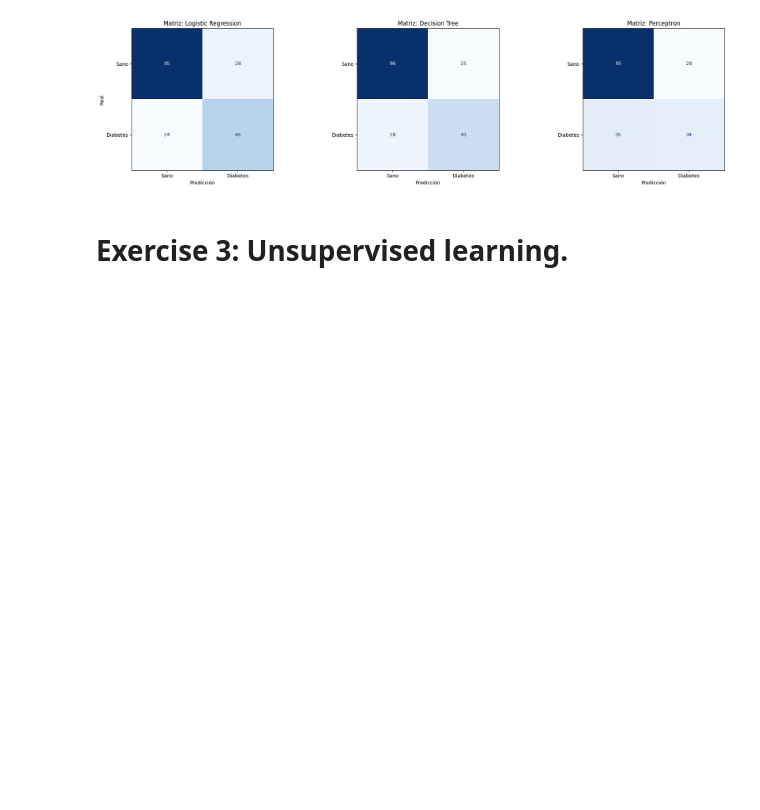
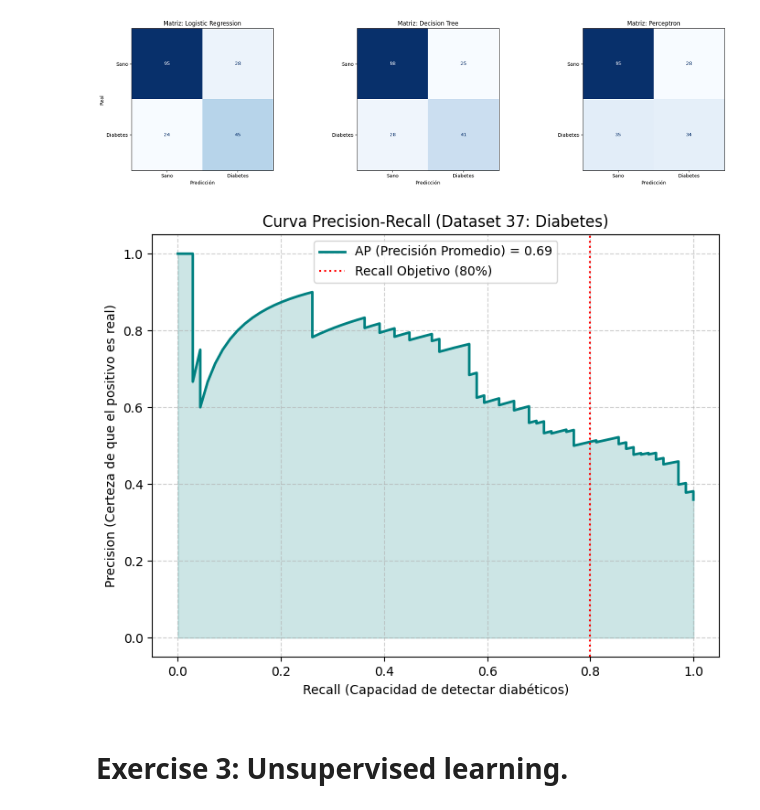
Before and after one commit to Jero2110/Advanced-ML---Phase-2, a Jupyter notebook: 02. Analysis/G01_Jeronimo_Ramos_Phase2.ipynb, the cells around one changed output. Drawn from its saved outputs; the diff is of its cells as text; code cells hidden in the pictures; blank space fills up the shorter version.

```diff
--- a/02. Analysis/G01_Jeronimo_Ramos_Phase2.ipynb
+++ b/02. Analysis/G01_Jeronimo_Ramos_Phase2.ipynb
@@ -427,6 +427,43 @@ plt.tight_layout()
 plt.show()
 # %% [output]
 [figure]
+# %%
+from sklearn.metrics import precision_recall_curve, average_precision_score
+import matplotlib.pyplot as plt
+
+# 1. Obtener las probabilidades del modelo de Regresión Logística
+# Asegúrate de usar el pipeline escalado: log_reg_pipe
+log_reg_pipe = Pipeline([
+    ('scaler', StandardScaler()),
+    ('model', LogisticRegression())
+])
+log_reg_pipe.fit(X_train, y_train)
+
+y_scores = log_reg_pipe.predict_proba(X_test)[:, 1]
+
+# 2. Calcular precisión y recall para diferentes umbrales
+precisions, recalls, thresholds = precision_recall_curve(y_test, y_scores)
+avg_precision = average_precision_score(y_test, y_scores)
+
+# 3. Graficar la curva
+plt.figure(figsize=(8, 6))
+plt.plot(recalls, precisions, color='teal', lw=2, label=f'AP (Precisión Promedio) = {avg_precision:.2f}')
+
+# Estética de la gráfica
+plt.fill_between(recalls, precisions, alpha=0.2, color='teal')
+plt.xlabel('Recall (Capacidad de detectar diabéticos)')
+plt.ylabel('Precision (Certeza de que el positivo es real)')
+plt.title('Curva Precision-Recall (Dataset 37: Diabetes)')
+plt.legend(loc="lower left")
+plt.grid(True, linestyle='--', alpha=0.6)
+
+# Dibujar una línea vertical en el Recall que deseamos (ejemplo: 0.8)
+plt.axvline(x=0.8, color='red', linestyle=':', label='Recall Objetivo (80%)')
+plt.legend()
+
+plt.show()
+# %% [output]
+[figure, added]
 # %% [markdown]
 # Exercise 3: Unsupervised learning.
 # %% [markdown]
```
